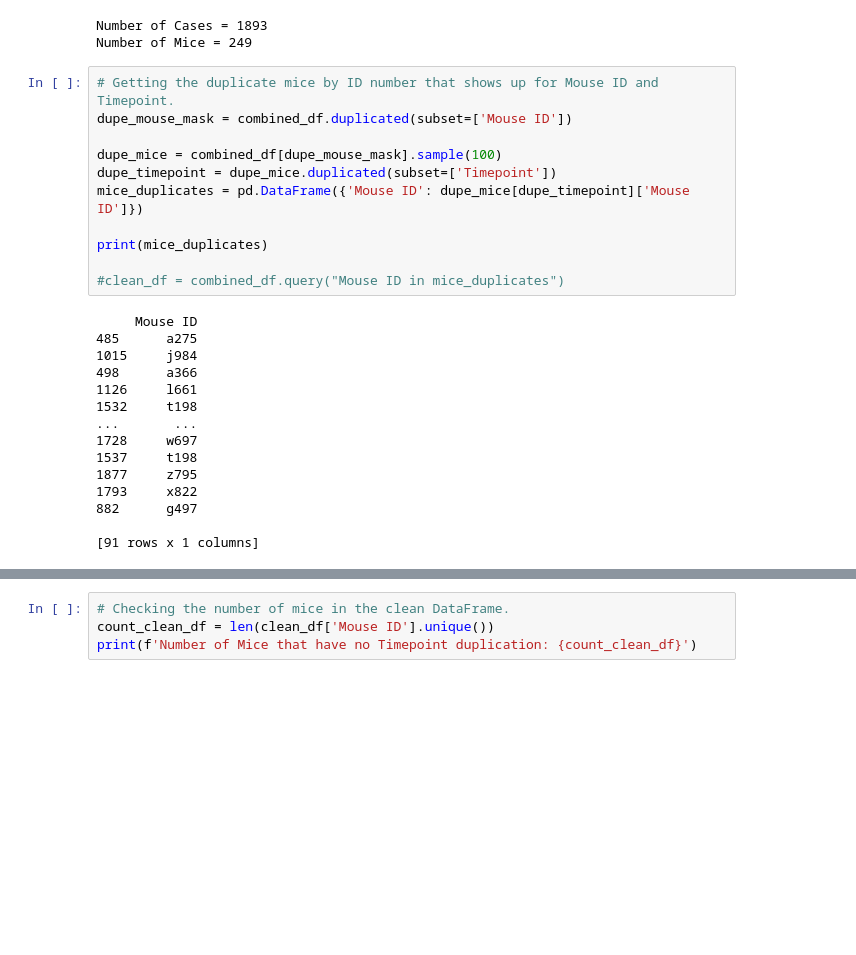
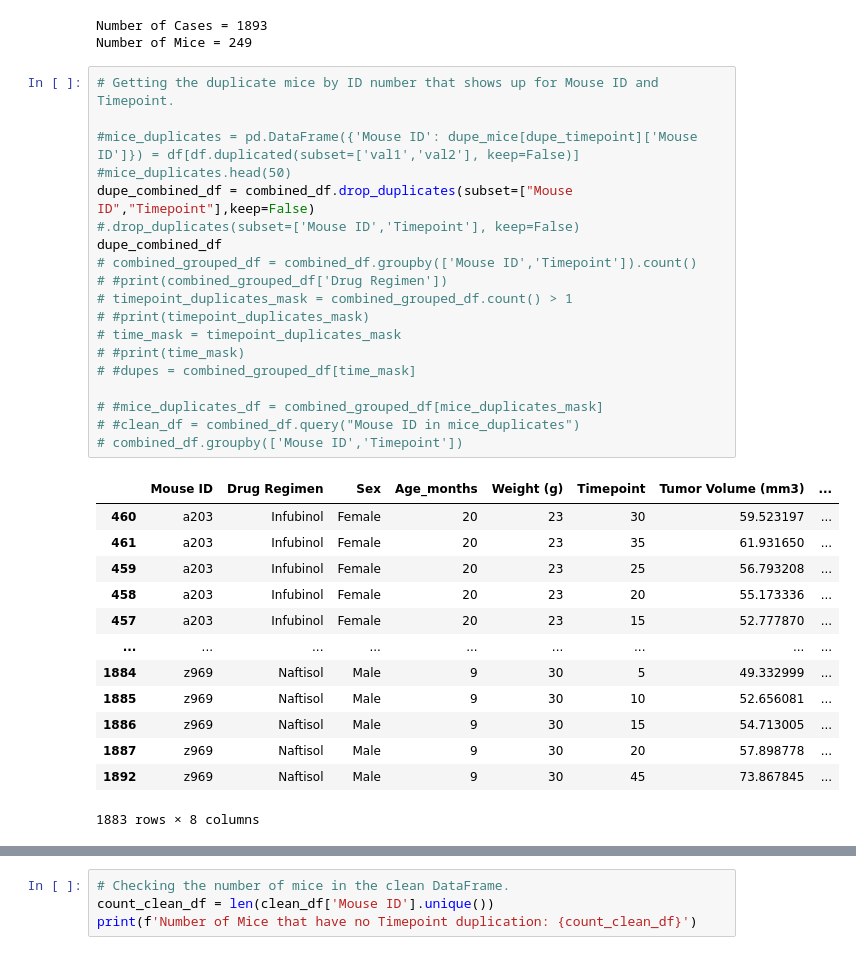
Before and after one commit to reyno255/matplotlib-challenge, a Jupyter notebook: main.ipynb, the cells around one changed output, grey strips where cells are left out. Saved outputs shown, nothing was run; the diff lists cells and outputs as text; blank space fills up the shorter version.

```diff
--- a/main.ipynb
+++ b/main.ipynb
@@ -50,29 +45,36 @@ Number of Cases = 1893
 Number of Mice = 249
 # %%
 # Getting the duplicate mice by ID number that shows up for Mouse ID and Timepoint.
-dupe_mouse_mask = combined_df.duplicated(subset=['Mouse ID'])
 
-dupe_mice = combined_df[dupe_mouse_mask].sample(100)
-dupe_timepoint = dupe_mice.duplicated(subset=['Timepoint'])
-mice_duplicates = pd.DataFrame({'Mouse ID': dupe_mice[dupe_timepoint]['Mouse ID']})
+#mice_duplicates = pd.DataFrame({'Mouse ID': dupe_mice[dupe_timepoint]['Mouse ID']}) = df[df.duplicated(subset=['val1','val2'], keep=False)]
+#mice_duplicates.head(50)
+dupe_combined_df = combined_df.drop_duplicates(subset=["Mouse ID","Timepoint"],keep=False)
+#.drop_duplicates(subset=['Mouse ID','Timepoint'], keep=False)
+dupe_combined_df
+# combined_grouped_df = combined_df.groupby(['Mouse ID','Timepoint']).count()
+# #print(combined_grouped_df['Drug Regimen'])
+# timepoint_duplicates_mask = combined_grouped_df.count() > 1
+# #print(timepoint_duplicates_mask)
+# time_mask = timepoint_duplicates_mask
+# #print(time_mask)
+# #dupes = combined_grouped_df[time_mask]
 
-print(mice_duplicates)
-
-#clean_df = combined_df.query("Mouse ID in mice_duplicates")
+# #mice_duplicates_df = combined_grouped_df[mice_duplicates_mask]
+# #clean_df = combined_df.query("Mouse ID in mice_duplicates")
+# combined_df.groupby(['Mouse ID','Timepoint'])
 # %% [output]
+|  | Mouse ID | Drug Regimen | Sex | Age_months | Weight (g) | Timepoint | Tumor Volume (mm3) | ... |
+| 460 | a203 | Infubinol | Female | 20 | 23 | 30 | 59.523197 | ... |
+| 461 | a203 | Infubinol | Female | 20 | 23 | 35 | 61.931650 | ... |
+| 459 | a203 | Infubinol | Female | 20 | 23 | 25 | 56.793208 | ... |
+| 458 | a203 | Infubinol | Female | 20 | 23 | 20 | 55.173336 | ... |
+| 457 | a203 | Infubinol | Female | 20 | 23 | 15 | 52.777870 | ... |
+| ... | ... | ... | ... | ... | ... | ... | ... | ... |
+| 1884 | z969 | Naftisol | Male | 9 | 30 | 5 | 49.332999 | ... |
+| 1885 | z969 | Naftisol | Male | 9 | 30 | 10 | 52.656081 | ... |
+| 1886 | z969 | Naftisol | Male | 9 | 30 | 15 | 54.713005 | ... |
+| 1887 | z969 | Naftisol | Male | 9 | 30 | 20 | 57.898778 | ... |
+| 1892 | z969 | Naftisol | Male | 9 | 30 | 45 | 73.867845 | ... |
-     Mouse ID
-485      a275
-1015     j984
-498      a366
-1126     l661
-1532     t198
-...       ...
-1728     w697
-1537     t198
-1877     z795
-1793     x822
-882      g497
-
-[91 rows x 1 columns]
+1883 rows × 8 columns
 # %%
 # Optional: Get all the data for the duplicate mouse ID.
```
Also changed, not shown: parts of 15 cells of this notebook.
